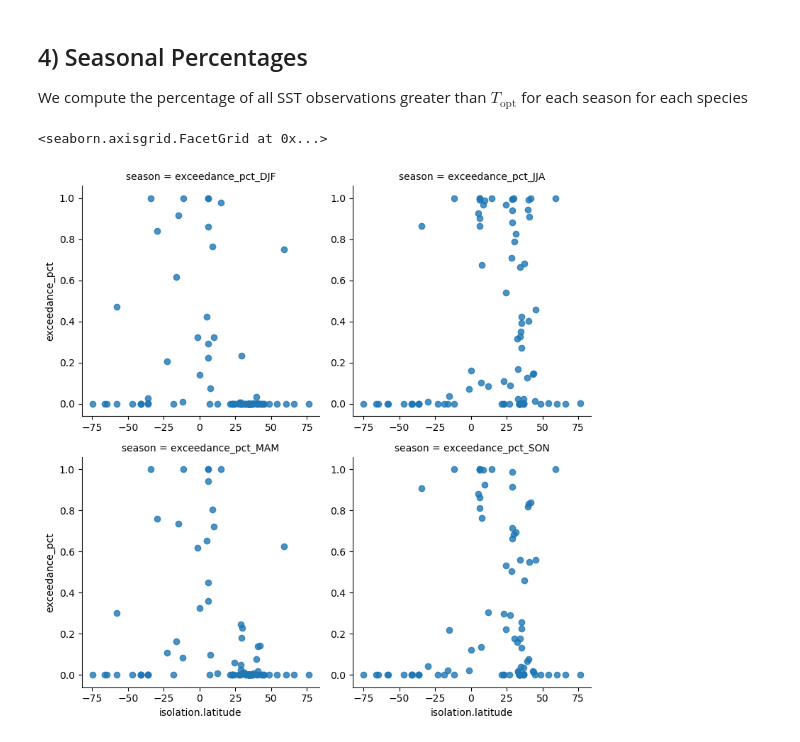
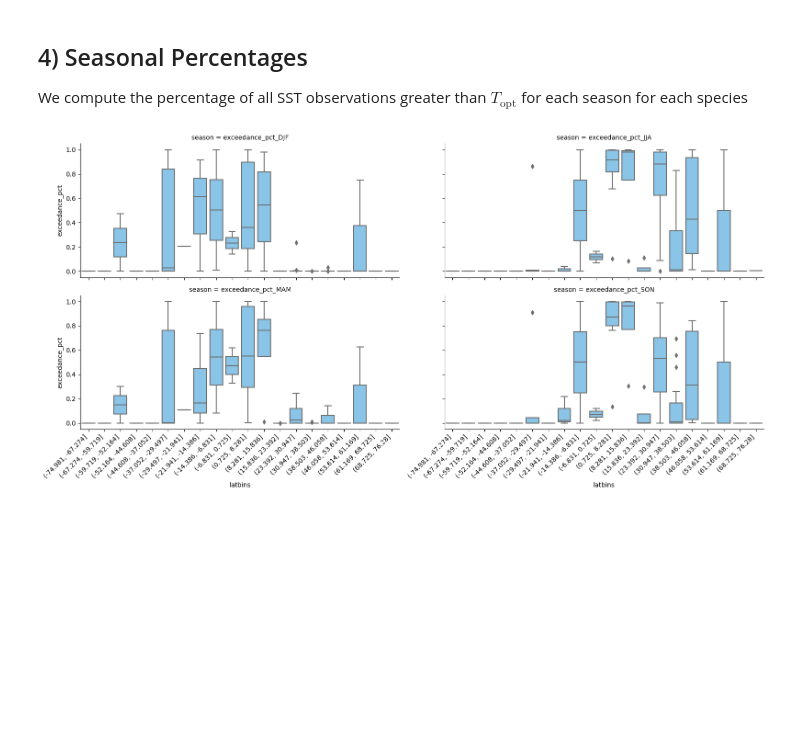
Before and after one commit to HuckleyLab/phyto-mhw, a Jupyter notebook: analysis/physiology/Topt_exceedances.ipynb, the cells around one changed output. Saved outputs shown, nothing was run; the diff lists cells and outputs as text; code cells hidden in the pictures; blank space fills up the shorter version.

```diff
--- a/analysis/physiology/Topt_exceedances.ipynb
+++ b/analysis/physiology/Topt_exceedances.ipynb
@@ -143,7 +186,15 @@ melted_plot = plankton.melt(
     id_vars='isolation.latitude', value_vars=['exceedance_pct_DJF', "exceedance_pct_JJA", "exceedance_pct_MAM", "exceedance_pct_SON"]
 ).rename(
     {"value" : "exceedance_pct", "variable" : 'season'}, axis=1)
-sns.lmplot(x = 'isolation.latitude', y='exceedance_pct', col='season', col_wrap=2, height=4,data=melted_plot, fit_reg=False, sharex=False, sharey=False)
+melted_plot['latbins'] = pd.cut(melted_plot['isolation.latitude'], bins=20)
-# %% [output]
-<seaborn.axisgrid.FacetGrid at 0x...>
-[figure, removed]
+# %%
+fg = sns.catplot(
+    x = 'latbins', y='exceedance_pct', col='season',
+    col_wrap=2, color='xkcd:lightblue', aspect=2,
+    kind='box', height=4,
+    data=melted_plot
+)
+list(map(lambda ax: ax.set_xticklabels(ax.get_xticklabels(), rotation=45, ha='right'), fg.axes));
+plt.tight_layout()
+# %% [output]
+[figure, added]
```
Also changed, not shown: parts of 8 cells of this notebook.
